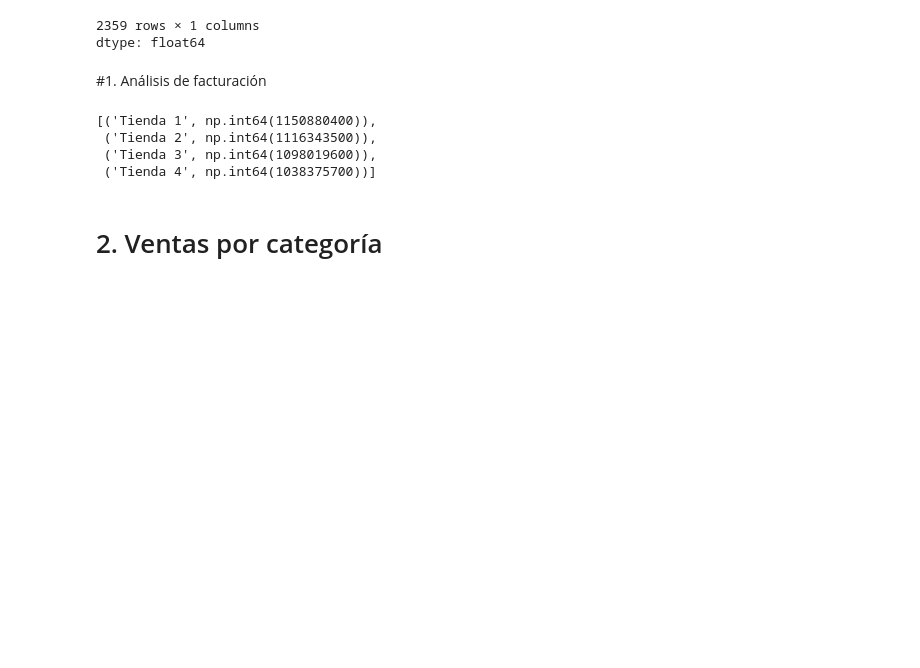
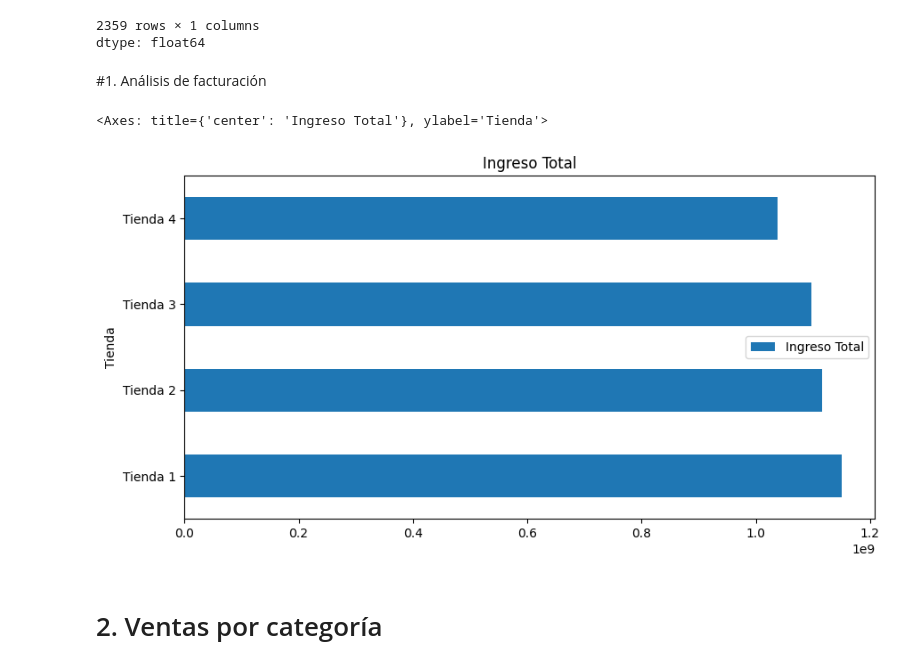
Before and after one commit to alone-soo/proyecto_Alura_Strore, a Jupyter notebook: AluraStoreLatamS.ipynb, the cells around one changed output. Drawn from its saved outputs; the diff is of its cells as text; code cells hidden in the pictures; blank space fills up the shorter version.

```diff
--- a/AluraStoreLatamS.ipynb
+++ b/AluraStoreLatamS.ipynb
@@ -47,18 +47,20 @@ tienda2['Precio']
 dtype: float64
 # %% [markdown]
 #1. Análisis de facturación
-# %%
-ingresot_t1 = tienda['Precio'].sum().astype(int)
-ingresot_t2 = tienda2['Precio'].sum().astype(int)
-ingresot_t3 = tienda3['Precio'].sum().astype(int)
-ingresot_t4 = tienda4['Precio'].sum().astype(int)
-ingreso_totales = [('Tienda 1', ingresot_t1), ('Tienda 2', ingresot_t2), ('Tienda 3', ingresot_t3), ('Tienda 4', ingresot_t4)]
-ingreso_totales
-# %% [output]
-[('Tienda 1', np.int64(1150880400)),
- ('Tienda 2', np.int64(1116343500)),
- ('Tienda 3', np.int64(1098019600)),
- ('Tienda 4', np.int64(1038375700))]
+# %%
+ingresot_t1 = tienda['Precio'].sum()
+ingresot_t2 = tienda2['Precio'].sum()
+ingresot_t3 = tienda3['Precio'].sum()
+ingresot_t4 = tienda4['Precio'].sum()
+ingreso_totales = pd.DataFrame({
+    'Tienda': ['Tienda 1', 'Tienda 2', 'Tienda 3', 'Tienda 4'],
+    'Ingreso Total': [ingresot_t1, ingresot_t2, ingresot_t3, ingresot_t4]
+})
+ingreso_totales['Ingreso Total'] = ingreso_totales['Ingreso Total'].astype(int)
+ingreso_totales.plot(kind = 'barh', x = 'Tienda', y = 'Ingreso Total', figsize = (10, 5), title = 'Ingreso Total')
+# %% [output]
+<Axes: title={'center': 'Ingreso Total'}, ylabel='Tienda'>
+[figure, added]
 # %% [markdown]
 # 2. Ventas por categoría
 # %%
```
Also changed, not shown: parts of 12 cells of this notebook.
